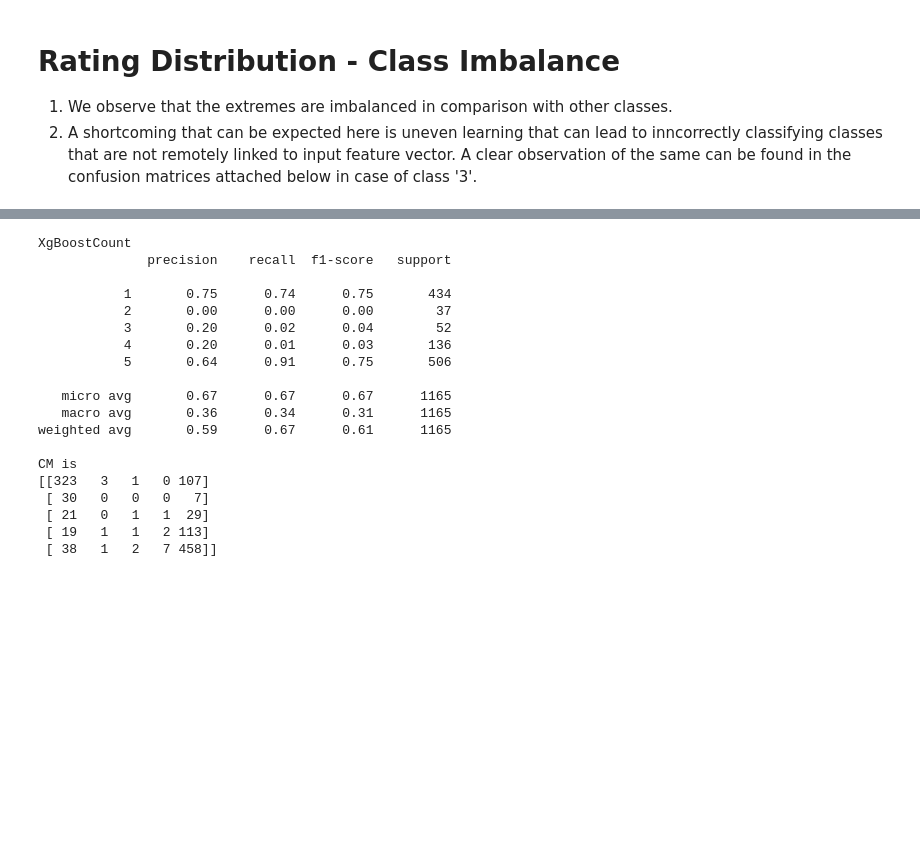
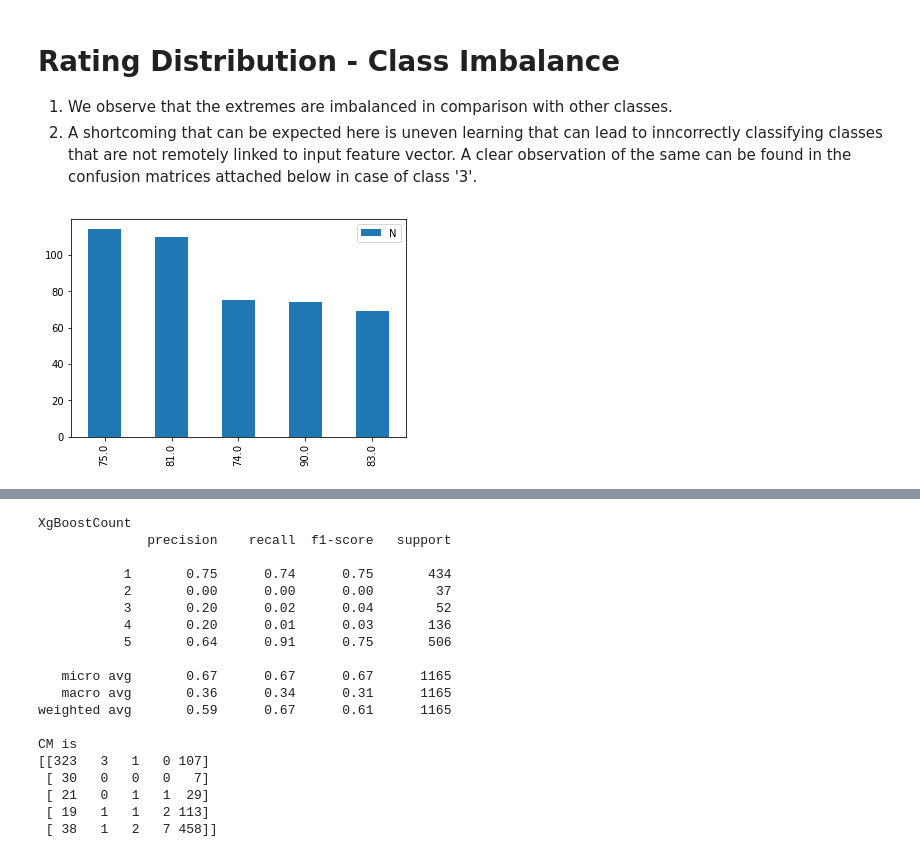
Before and after one commit to rahulkrishnan98/Niki.ai-NLP-Rating-Predictor, a Jupyter notebook: Rating.ipynb, the cells around one changed output, grey strips where cells are left out. Saved outputs shown, nothing was run; the diff lists cells and outputs as text; code cells hidden in the pictures; blank space fills up the shorter version.

```diff
--- a/Rating.ipynb
+++ b/Rating.ipynb
@@ -196,3 +192,14 @@ plt.show()
 
 1.   We observe that the extremes are imbalanced in comparison with other classes.
 2.   A shortcoming that can be expected here is uneven learning that can lead to inncorrectly classifying classes that are not remotely linked to input feature vector. A clear observation of the same can be found in the confusion matrices attached below in case of class '3'.
+# %%
+#Which App version has most negative rating
+neg=pd.read_csv('train.csv')
+neg=neg[neg['Star Rating']==1]
+neg=neg['App Version Code'].value_counts()
+neg=neg.iloc[:5]
+neg.plot.bar()
+plt.legend("N", loc="upper right")
+plt.show()
+# %% [output]
+[figure, added]
```
Also changed, not shown: parts of 27 cells of this notebook.
